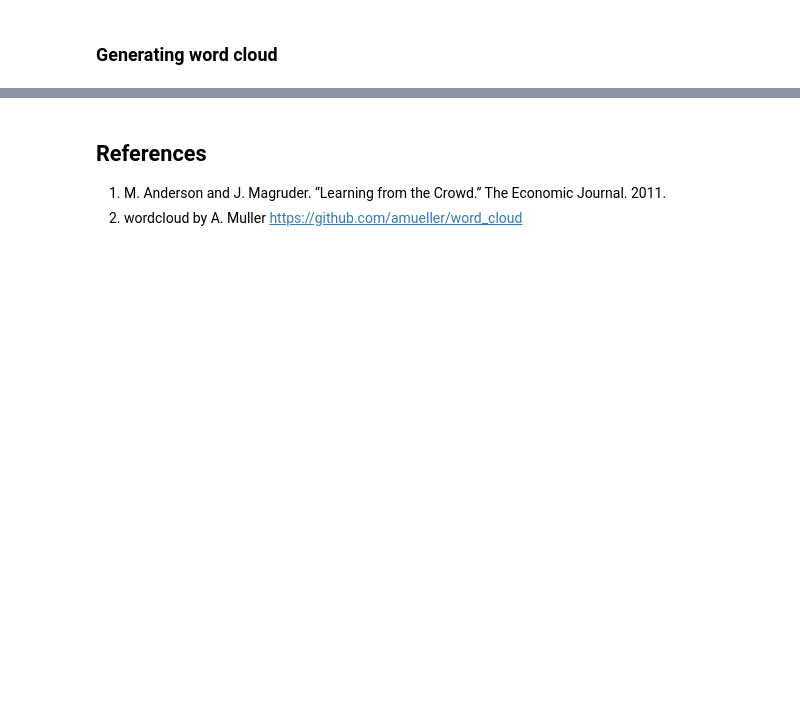
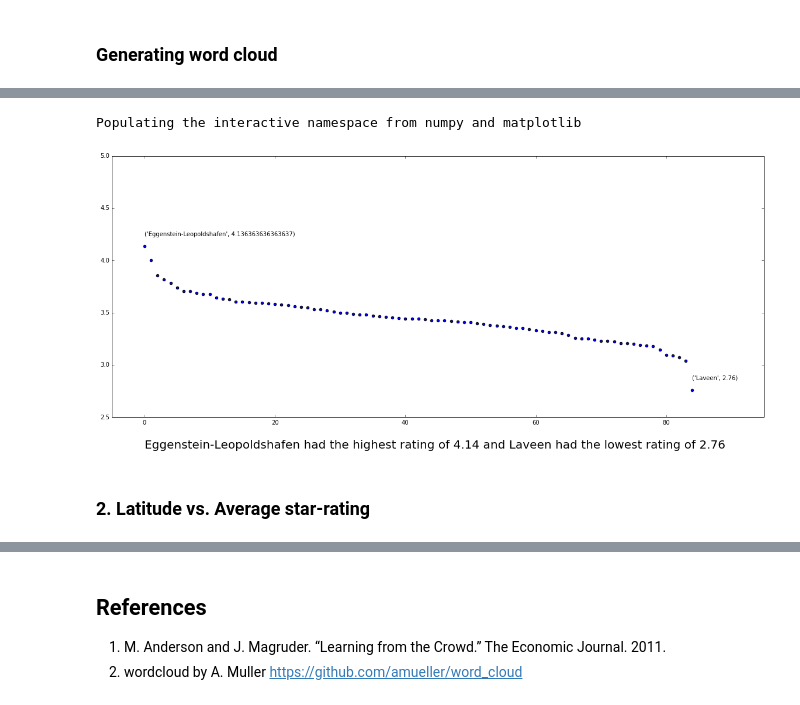
Before and after one commit to soominl/Yelp-Dataset-Challenge, a Jupyter notebook: Yelp Review Analysis.ipynb, the cells around one changed output, grey strips where cells are left out. Drawn from its saved outputs; the diff is of its cells as text; code cells hidden in the pictures; blank space fills up the shorter version.

```diff
--- a/Yelp Review Analysis.ipynb
+++ b/Yelp Review Analysis.ipynb
@@ -159,0 +394,41 @@ calc_freq(word_list)
+# %%
+%pylab inline
+pylab.rcParams['figure.figsize'] = (20.0, 8.0)
+
+sorted_list = [(k,v) for v,k in sorted( [(v,k) for k,v in avg_by_city.items()], reverse=True)]
+#print(sorted_list)
+
+import numpy as np
+import matplotlib.pyplot as plt
+
+
+fig = plt.figure()
+ax = fig.add_subplot(111)
+
+t = list(range(len(sorted_list)))
+s = []
+for (key, coordinate) in sorted_list:
+    s.append(coordinate)
+
+line = ax.scatter(t, s)
+
+xval = 0
+yval = sorted_list[xval][1]
+ax.annotate(sorted_list[0], xy=(xval,yval), xytext=(xval,yval+.1),)
+
+xval = len(sorted_list)-1
+yval = sorted_list[xval][1]
+ax.annotate(sorted_list[len(sorted_list)-1], xy=(xval,yval), xytext=(xval,yval+.1))
+
+caption = 'Eggenstein-Leopoldshafen had the highest rating of 4.14 and Laveen had the lowest rating of 2.76'
+
+ax.set_ylim(2.5,5)
+ax.set_xlim(-5,95)
+ax.text(0,2.2,caption, size=20)
+
+plt.show()
+# %% [output]
+Populating the interactive namespace from numpy and matplotlib
+[figure, added]
+# %% [markdown]
+### 2. Latitude vs. Average star-rating
```
Also changed, not shown: parts of 16 cells of this notebook.
